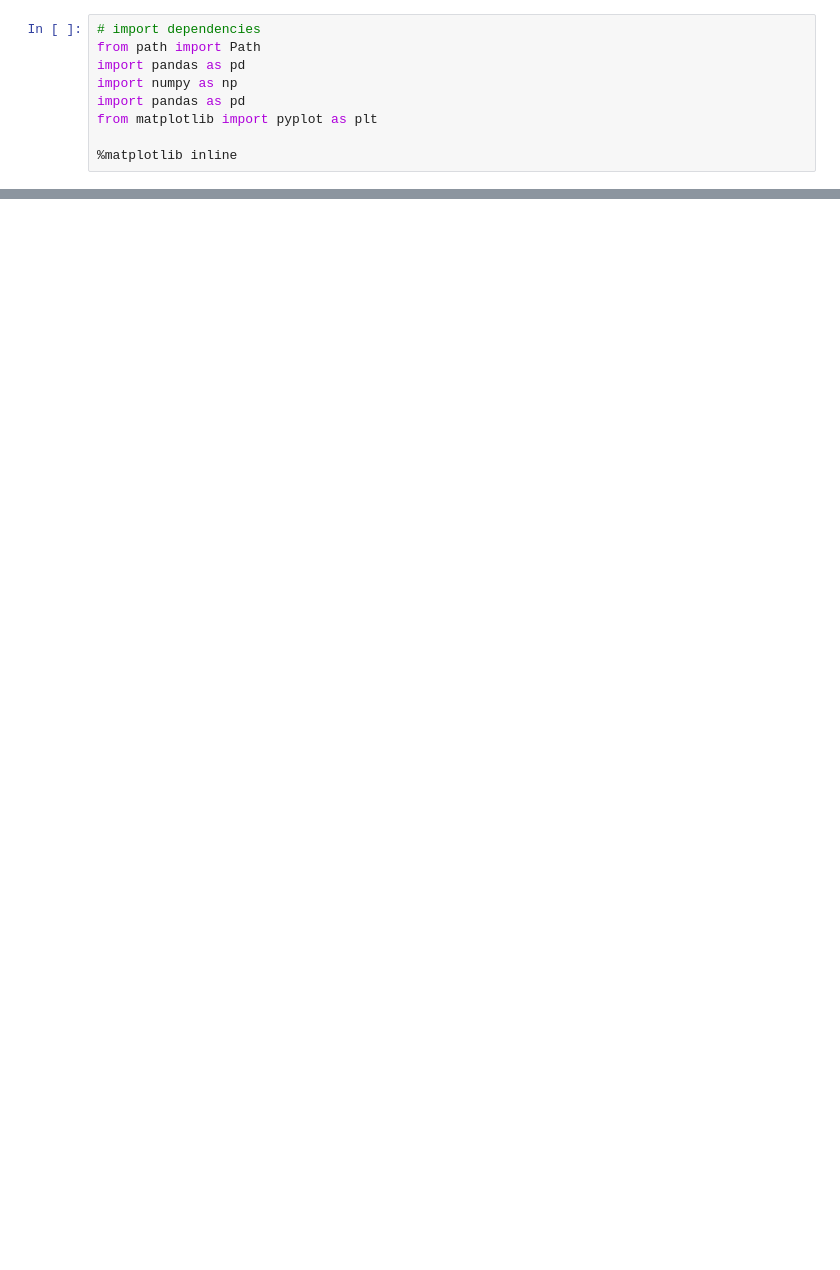
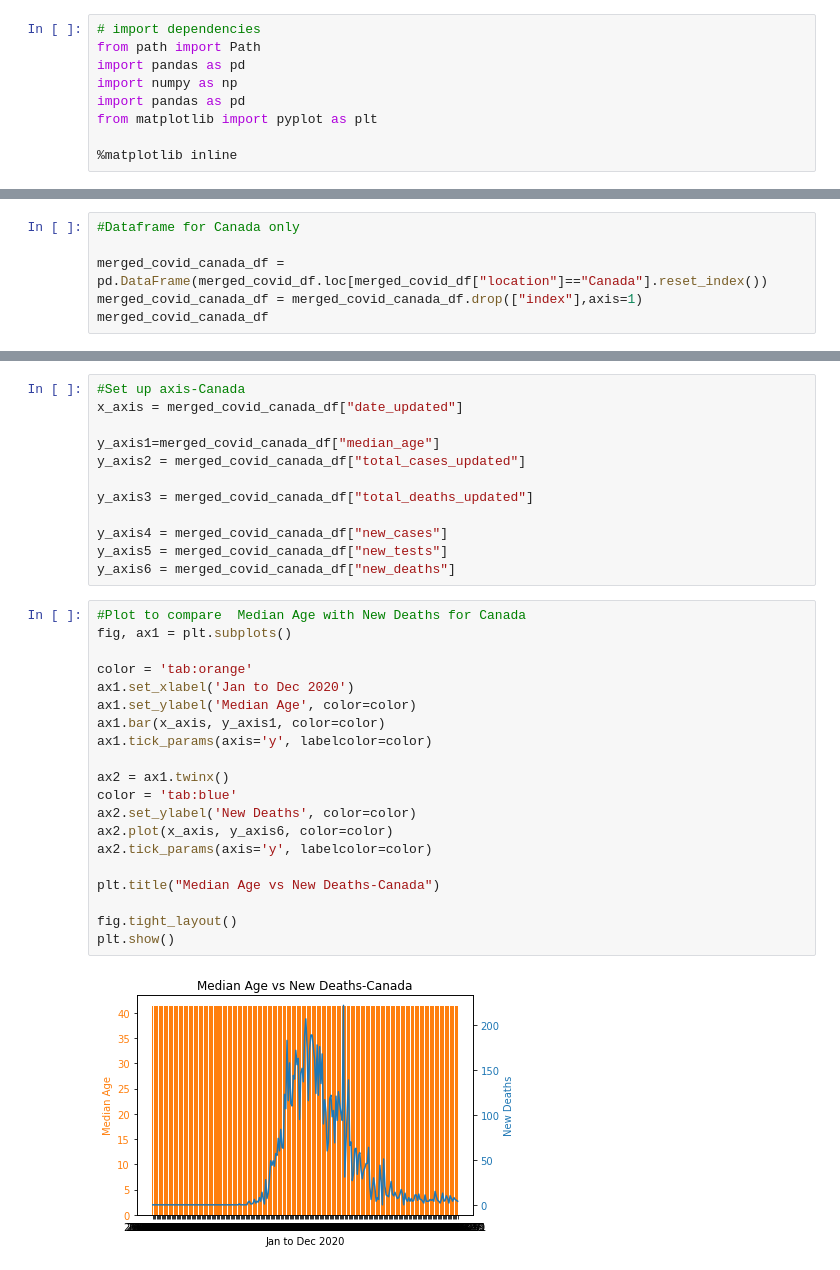
Before and after one commit to pmmfs/capstone-project, a Jupyter notebook: regulation/Analysis/Median_Age Analysis.ipynb, the cells around one changed output, grey strips where cells are left out. Saved outputs shown, nothing was run; the diff lists cells and outputs as text; blank space fills up the shorter version.

```diff
--- a/regulation/Analysis/Median_Age Analysis.ipynb
+++ b/regulation/Analysis/Median_Age Analysis.ipynb
@@ -189,0 +28,6 @@ location_age
+# %%
+#Dataframe for Canada only
+
+merged_covid_canada_df = pd.DataFrame(merged_covid_df.loc[merged_covid_df["location"]=="Canada"].reset_index())
+merged_covid_canada_df = merged_covid_canada_df.drop(["index"],axis=1)
+merged_covid_canada_df
@@ -189,0 +67,34 @@ location_age
+# %%
+#Set up axis-Canada
+x_axis = merged_covid_canada_df["date_updated"]
+
+y_axis1=merged_covid_canada_df["median_age"]
+y_axis2 = merged_covid_canada_df["total_cases_updated"]
+
+y_axis3 = merged_covid_canada_df["total_deaths_updated"]
+
+y_axis4 = merged_covid_canada_df["new_cases"]
+y_axis5 = merged_covid_canada_df["new_tests"]
+y_axis6 = merged_covid_canada_df["new_deaths"]
+# %%
+#Plot to compare  Median Age with New Deaths for Canada
+fig, ax1 = plt.subplots()
+
+color = 'tab:orange'
+ax1.set_xlabel('Jan to Dec 2020')
+ax1.set_ylabel('Median Age', color=color)
+ax1.bar(x_axis, y_axis1, color=color)
+ax1.tick_params(axis='y', labelcolor=color)
+
+ax2 = ax1.twinx()
+color = 'tab:blue'
+ax2.set_ylabel('New Deaths', color=color)
+ax2.plot(x_axis, y_axis6, color=color)
+ax2.tick_params(axis='y', labelcolor=color)
+
+plt.title("Median Age vs New Deaths-Canada")
+
+fig.tight_layout()
+plt.show()
+# %% [output]
+[figure, added]
```
Also changed, not shown: parts of 16 cells of this notebook, 10 other files.
